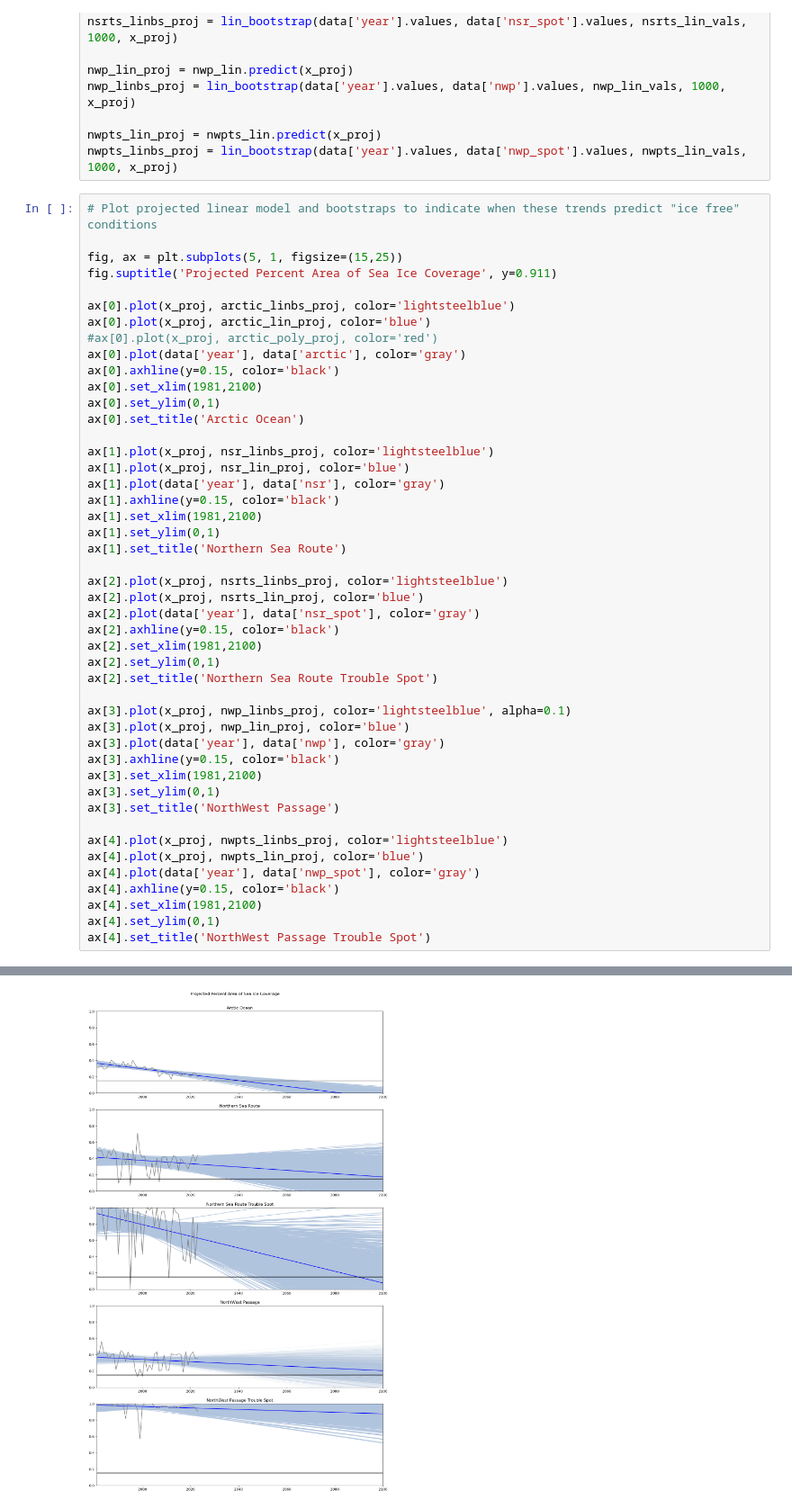
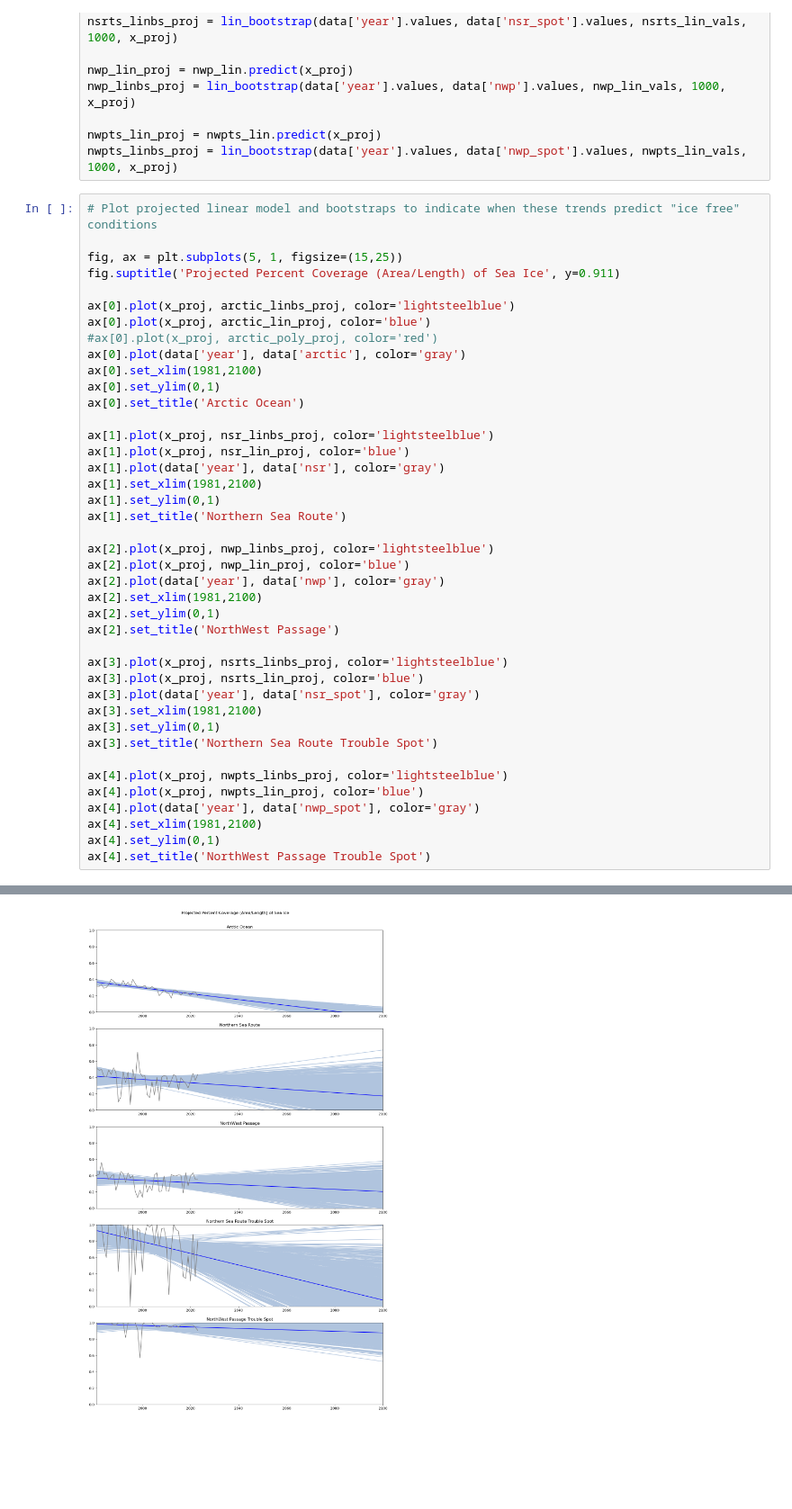
Before and after one commit to shelbykniss/Arctic-Sea-Ice-Trends, a Jupyter notebook: Trend Analysis.ipynb, the cells around one changed output, grey strips where cells are left out. Shown at 90% size. Drawn from its saved outputs; the diff is of its cells as text; blank space fills up the shorter version.

```diff
--- a/Trend Analysis.ipynb
+++ b/Trend Analysis.ipynb
@@ -283,48 +318,43 @@ nwpts_linbs_proj = lin_bootstrap(data['year'].values, data['nwp_spot'].values, n
 # Plot projected linear model and bootstraps to indicate when these trends predict "ice free" conditions
 
 fig, ax = plt.subplots(5, 1, figsize=(15,25))
-fig.suptitle('Projected Percent Area of Sea Ice Coverage', y=0.911)
+fig.suptitle('Projected Percent Coverage (Area/Length) of Sea Ice', y=0.911)
 
 ax[0].plot(x_proj, arctic_linbs_proj, color='lightsteelblue')
 ax[0].plot(x_proj, arctic_lin_proj, color='blue')
 #ax[0].plot(x_proj, arctic_poly_proj, color='red')
 ax[0].plot(data['year'], data['arctic'], color='gray')
-ax[0].axhline(y=0.15, color='black')
 ax[0].set_xlim(1981,2100)
 ax[0].set_ylim(0,1)
 ax[0].set_title('Arctic Ocean')
 
 ax[1].plot(x_proj, nsr_linbs_proj, color='lightsteelblue')
 ax[1].plot(x_proj, nsr_lin_proj, color='blue')
 ax[1].plot(data['year'], data['nsr'], color='gray')
-ax[1].axhline(y=0.15, color='black')
 ax[1].set_xlim(1981,2100)
 ax[1].set_ylim(0,1)
 ax[1].set_title('Northern Sea Route')
 
-ax[2].plot(x_proj, nsrts_linbs_proj, color='lightsteelblue')
-ax[2].plot(x_proj, nsrts_lin_proj, color='blue')
-ax[2].plot(data['year'], data['nsr_spot'], color='gray')
-ax[2].axhline(y=0.15, color='black')
+ax[2].plot(x_proj, nwp_linbs_proj, color='lightsteelblue')
+ax[2].plot(x_proj, nwp_lin_proj, color='blue')
+ax[2].plot(data['year'], data['nwp'], color='gray')
 ax[2].set_xlim(1981,2100)
 ax[2].set_ylim(0,1)
-ax[2].set_title('Northern Sea Route Trouble Spot')
+ax[2].set_title('NorthWest Passage')
 
-ax[3].plot(x_proj, nwp_linbs_proj, color='lightsteelblue', alpha=0.1)
-ax[3].plot(x_proj, nwp_lin_proj, color='blue')
-ax[3].plot(data['year'], data['nwp'], color='gray')
-ax[3].axhline(y=0.15, color='black')
+ax[3].plot(x_proj, nsrts_linbs_proj, color='lightsteelblue')
+ax[3].plot(x_proj, nsrts_lin_proj, color='blue')
+ax[3].plot(data['year'], data['nsr_spot'], color='gray')
 ax[3].set_xlim(1981,2100)
 ax[3].set_ylim(0,1)
-ax[3].set_title('NorthWest Passage')
+ax[3].set_title('Northern Sea Route Trouble Spot')
 
 ax[4].plot(x_proj, nwpts_linbs_proj, color='lightsteelblue')
 ax[4].plot(x_proj, nwpts_lin_proj, color='blue')
 ax[4].plot(data['year'], data['nwp_spot'], color='gray')
-ax[4].axhline(y=0.15, color='black')
 ax[4].set_xlim(1981,2100)
 ax[4].set_ylim(0,1)
 ax[4].set_title('NorthWest Passage Trouble Spot')
 # %% [output]
 Text(0.5, 1.0, 'NorthWest Passage Trouble Spot')
-[figure, old version]
+[figure, new version]
```
Also changed, not shown: parts of 8 cells of this notebook.
